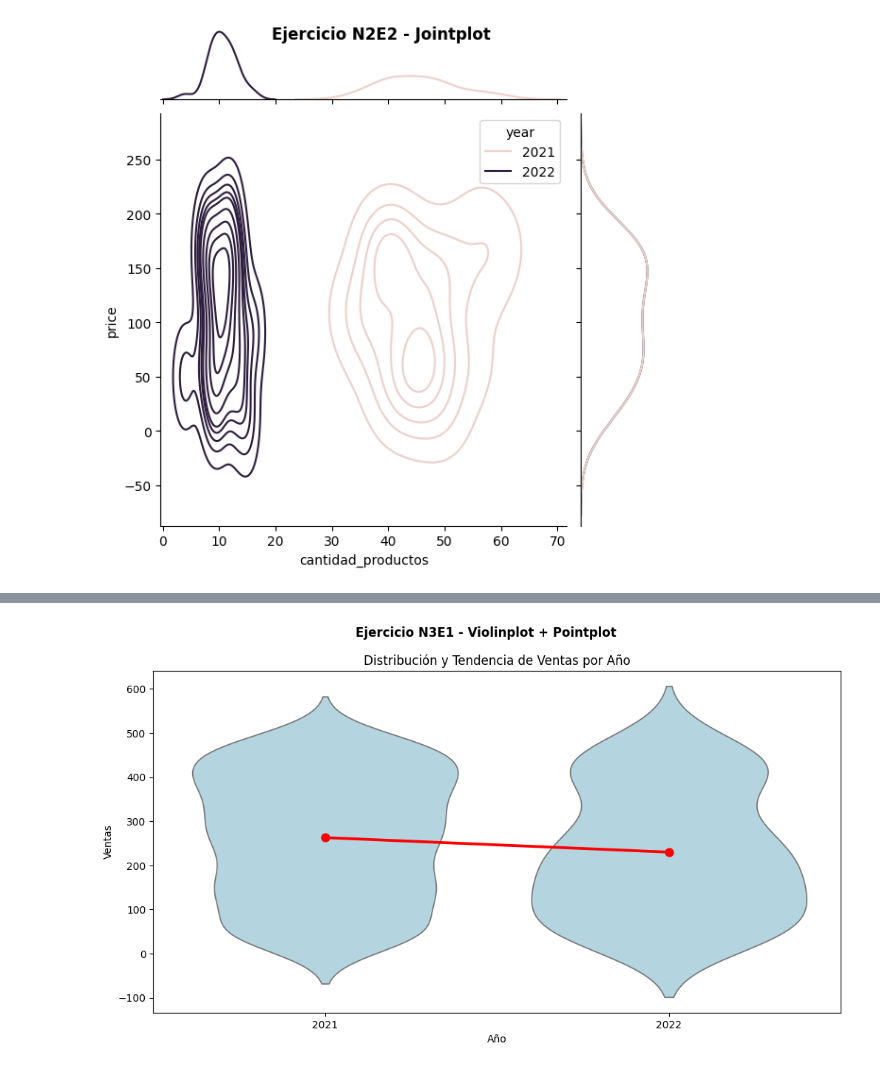
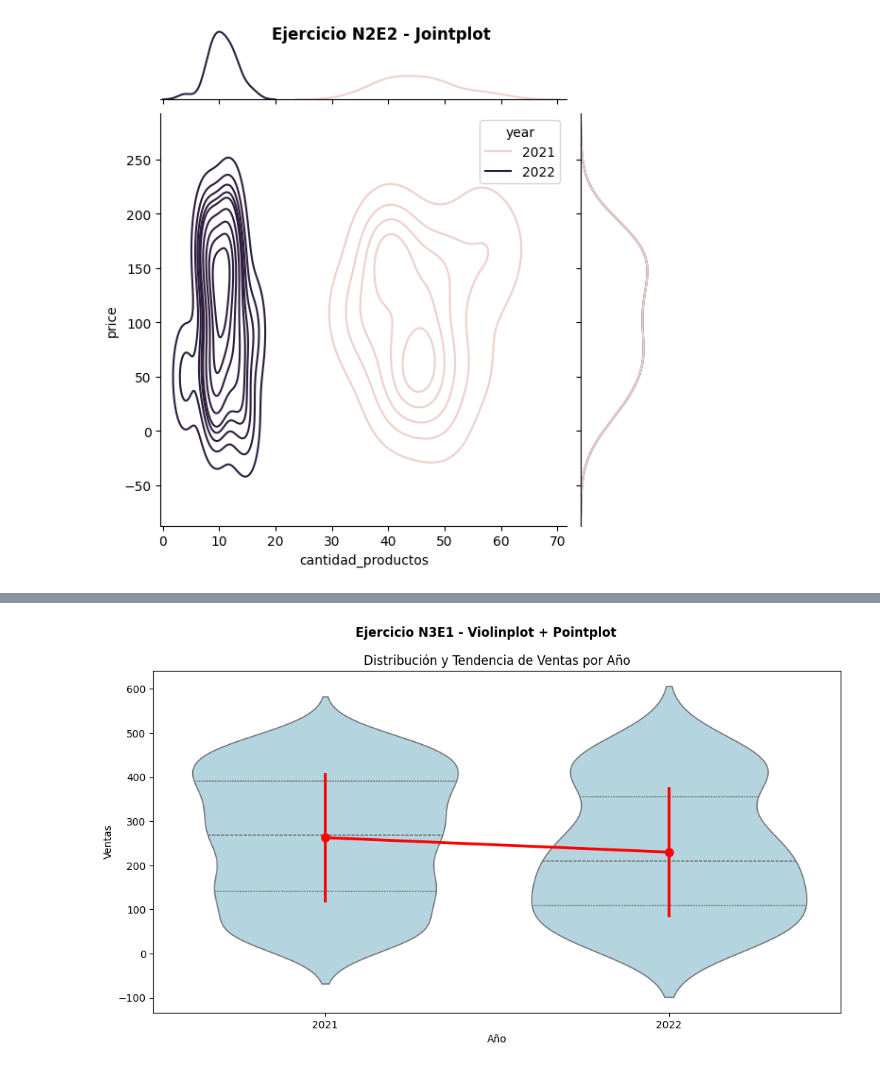
Before and after one commit to MailinV/Sprint_8_MV, a Jupyter notebook: Sprint8.1_MV.ipynb, the cells around one changed output, grey strips where cells are left out. Cells and saved outputs as stored; diff of their text form; code cells hidden in the pictures.

```diff
--- a/Sprint8.1_MV.ipynb
+++ b/Sprint8.1_MV.ipynb
@@ -757,27 +720,18 @@ Tendencia de la Media
 
 En conclusión, el gráfico sugiere que en 2022 hubo menores ventas en promedio, y la dispersión también cambió. Esto se debe a que en el año 2022 solo tenemos informacion de los 3 primeros meses del año y es posible que si tueviesemos los datos faltantes, la distribucion de las ventas y la tendencia de la media serian diferentes.
 # %%
-df_transactions['timestamp'] = pd.to_datetime(df_transactions['timestamp'])
-df_transactions['year'] = df_transactions['timestamp'].dt.year
-
-
 plt.figure(figsize=(12, 6))
 
-# Violinplot (distribución)
-sns.violinplot(data=df_transactions, x='year', y='amount', color='lightblue', inner=None)
-#sns.violinplot(data=df_transactions_companies, x='year', y='amount', color='lightblue', inner='quartile')
-
-# Pointplot (tendencia de la media)
-sns.pointplot(data=df_transactions, x='year', y='amount', color='red', markers='o', errorbar=None)
-#sns.pointplot(data=df_transactions_companies, x='year', y='amount', color='red', markers='o', errorbar="sd")
+sns.violinplot(data=df_transactions_companies, x='year', y='amount', color='lightblue', inner='quartile')
+sns.pointplot(data=df_transactions_companies, x='year', y='amount', color='red', markers='o', errorbar="sd")
 
 plt.title('Distribución y Tendencia de Ventas por Año')
 plt.suptitle('Ejercicio N3E1 - Violinplot + Pointplot', fontweight = 'bold')
 plt.xlabel('Año')
 plt.ylabel('Ventas')
 plt.show()
 # %% [output]
-[figure, old version]
+[figure, new version]
 # %% [markdown]
 ** Ejercicio 2 <br>
 
```
Also changed, not shown: parts of 20 cells of this notebook.
